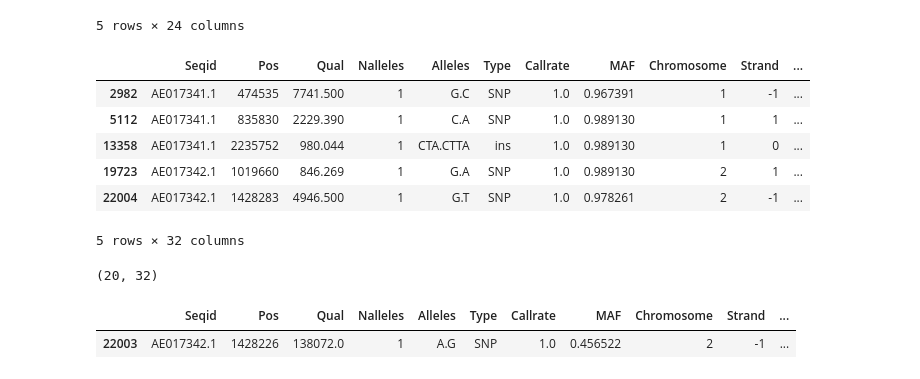
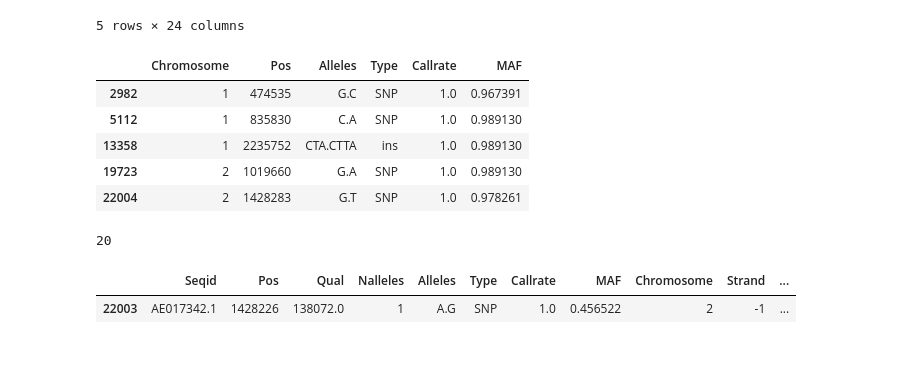
Before and after one commit to magwenelab/Self-Filamentation_B3502_progeny, a Jupyter notebook: SCRIPTS/Variant_filter.ipynb, the cells around one changed output. Drawn from its saved outputs; the diff is of its cells as text; code cells hidden in the pictures.

```diff
--- a/SCRIPTS/Variant_filter.ipynb
+++ b/SCRIPTS/Variant_filter.ipynb
@@ -14,10 +14,10 @@ import qtlfunctions as qtlfun, snpy
 phenopath = '../PHENOTYPE/PROCESSED/Cellsize_shape_phenotype.csv'
 
 ## Centromere path
-centpaths = '/home/croth/Downloads/B3502/DATA/FungiDB-48_CneoformansJEC21_centromeres.csv'
+centpaths = '../GENOTYPE/DATA/FungiDB-48_CneoformansJEC21_centromeres.csv'
 
 ## GFF path
-gffpath = '/home/croth/Downloads/B3502/REF/FungiDB-48_CneoformansJEC21.gff.gz'
+gffpath = '../GENOTYPE/DATA/FungiDB-48_CneoformansJEC21.gff.gz'
 
 ## path to info dataframes
 infopath = '../GENOTYPE/INFO/*.%s.B3502.progeny_info_cols.csv.gz'
@@ -540,0 +557,9 @@ variants = snpy.geneoverlap(variants,gff)
+# %%
+## Find the genes that overlap with the variants
+if 'Gene' in variants.columns:
+    pass
+else:
+    variants = snpy.geneoverlap(variants,gff)
+
+## View head
+variants[['Chromosome','Gene','Description','Strand']].head()
@@ -559,21 +598,23 @@ Table_S5.head()
 | 10065 | AE017341.1 | 1694543 | 159304.0 | 1 | G.C | SNP | 1.0 | 0.489130 | 1 | 1 | ... |
 5 rows × 24 columns
 # %%
+## Make a variant dataframe for the porgeny / samples
+## with a private denove mutation
 private_vars =  variants[(variants[ancestors].T.var() == 0)][priv_col]
 private_vars.to_csv("../GENOTYPE/DATA/F1_denovo_mutations.csv",index=False)
-private_vars.head()
+private_vars.head()[['Chromosome','Pos','Alleles','Type','Callrate','MAF']]
 # %% [output]
-|  | Seqid | Pos | Qual | Nalleles | Alleles | Type | Callrate | MAF | Chromosome | Strand | ... |
-| 2982 | AE017341.1 | 474535 | 7741.500 | 1 | G.C | SNP | 1.0 | 0.967391 | 1 | -1 | ... |
-| 5112 | AE017341.1 | 835830 | 2229.390 | 1 | C.A | SNP | 1.0 | 0.989130 | 1 | 1 | ... |
-| 13358 | AE017341.1 | 2235752 | 980.044 | 1 | CTA.CTTA | ins | 1.0 | 0.989130 | 1 | 0 | ... |
-| 19723 | AE017342.1 | 1019660 | 846.269 | 1 | G.A | SNP | 1.0 | 0.989130 | 2 | 1 | ... |
-| 22004 | AE017342.1 | 1428283 | 4946.500 | 1 | G.T | SNP | 1.0 | 0.978261 | 2 | -1 | ... |
+|  | Chromosome | Pos | Alleles | Type | Callrate | MAF |
+| 2982 | 1 | 474535 | G.C | SNP | 1.0 | 0.967391 |
+| 5112 | 1 | 835830 | C.A | SNP | 1.0 | 0.989130 |
+| 13358 | 1 | 2235752 | CTA.CTTA | ins | 1.0 | 0.989130 |
+| 19723 | 2 | 1019660 | G.A | SNP | 1.0 | 0.989130 |
+| 22004 | 2 | 1428283 | G.T | SNP | 1.0 | 0.978261 |
-5 rows × 32 columns
-# %%
-private_vars.shape
-# %% [output]
-(20, 32)
+# %%
+## How many denove, private mutaitons are there?
+private_vars.shape[0]
+# %% [output]
+20
 # %%
 checks = []
 for si,s in enumerate(private_allele_seg):
```
Also changed, not shown: parts of 14 cells of this notebook, 4 other files.
